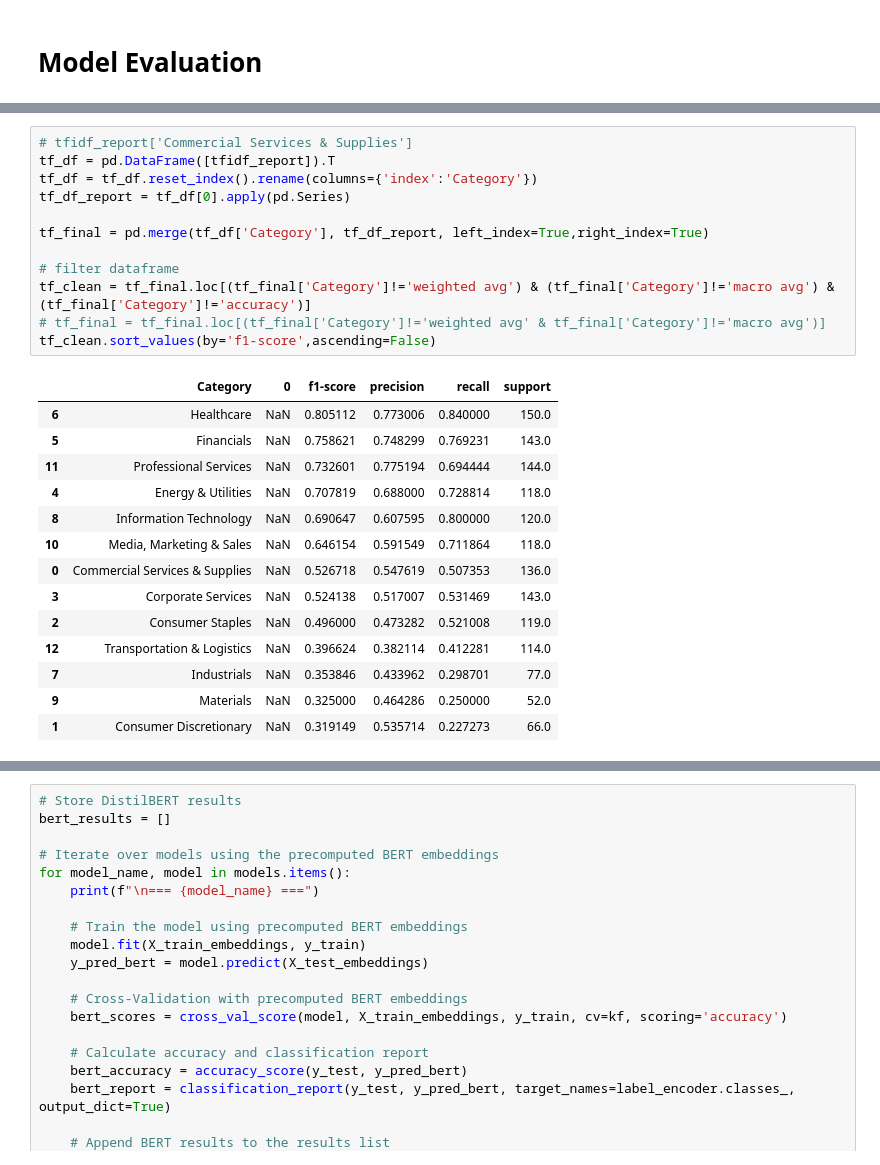
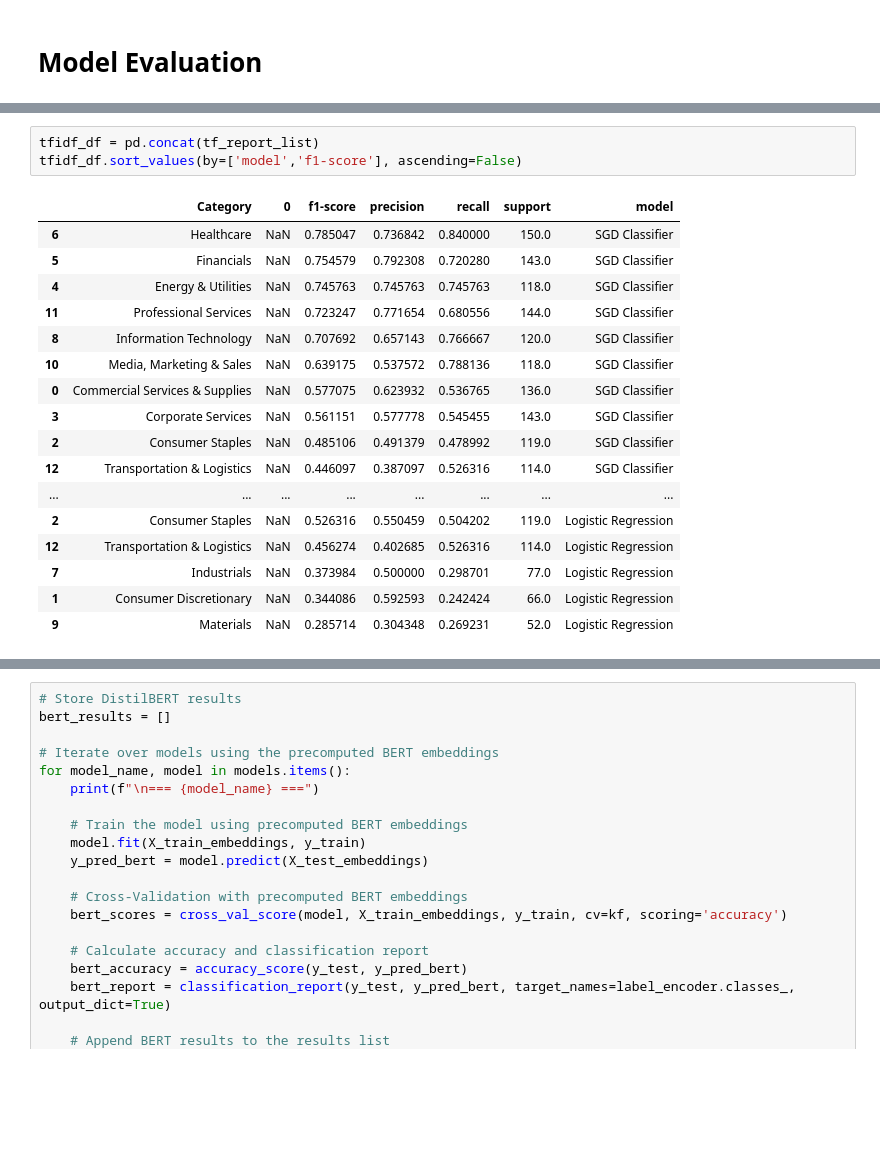
Before and after one commit to meganrashid/sqlite_to_analysis_app, a Jupyter notebook: model/model_dev.ipynb, the cells around one changed output, grey strips where cells are left out. Cells and saved outputs as stored; diff of their text form; blank space fills up the shorter version.

```diff
--- a/model/model_dev.ipynb
+++ b/model/model_dev.ipynb
@@ -315,27 +356,21 @@ results_df
-# %%
-# tfidf_report['Commercial Services & Supplies']
-tf_df = pd.DataFrame([tfidf_report]).T
-tf_df = tf_df.reset_index().rename(columns={'index':'Category'})
-tf_df_report = tf_df[0].apply(pd.Series)
-
-tf_final = pd.merge(tf_df['Category'], tf_df_report, left_index=True,right_index=True)
-
-# filter dataframe
-tf_clean = tf_final.loc[(tf_final['Category']!='weighted avg') & (tf_final['Category']!='macro avg') & (tf_final['Category']!='accuracy')]
-# tf_final = tf_final.loc[(tf_final['Category']!='weighted avg' & tf_final['Category']!='macro avg')]
-tf_clean.sort_values(by='f1-score',ascending=False)
-# %% [output]
-|  | Category | 0 | f1-score | precision | recall | support |
-| 6 | Healthcare | NaN | 0.805112 | 0.773006 | 0.840000 | 150.0 |
-| 5 | Financials | NaN | 0.758621 | 0.748299 | 0.769231 | 143.0 |
-| 11 | Professional Services | NaN | 0.732601 | 0.775194 | 0.694444 | 144.0 |
-| 4 | Energy & Utilities | NaN | 0.707819 | 0.688000 | 0.728814 | 118.0 |
-| 8 | Information Technology | NaN | 0.690647 | 0.607595 | 0.800000 | 120.0 |
-| 10 | Media, Marketing & Sales | NaN | 0.646154 | 0.591549 | 0.711864 | 118.0 |
-| 0 | Commercial Services & Supplies | NaN | 0.526718 | 0.547619 | 0.507353 | 136.0 |
-| 3 | Corporate Services | NaN | 0.524138 | 0.517007 | 0.531469 | 143.0 |
-| 2 | Consumer Staples | NaN | 0.496000 | 0.473282 | 0.521008 | 119.0 |
-| 12 | Transportation & Logistics | NaN | 0.396624 | 0.382114 | 0.412281 | 114.0 |
-| 7 | Industrials | NaN | 0.353846 | 0.433962 | 0.298701 | 77.0 |
-| 9 | Materials | NaN | 0.325000 | 0.464286 | 0.250000 | 52.0 |
-| 1 | Consumer Discretionary | NaN | 0.319149 | 0.535714 | 0.227273 | 66.0 |
+# %%
+tfidf_df = pd.concat(tf_report_list)
+tfidf_df.sort_values(by=['model','f1-score'], ascending=False)
+# %% [output]
+|  | Category | 0 | f1-score | precision | recall | support | model |
+| 6 | Healthcare | NaN | 0.785047 | 0.736842 | 0.840000 | 150.0 | SGD Classifier |
+| 5 | Financials | NaN | 0.754579 | 0.792308 | 0.720280 | 143.0 | SGD Classifier |
+| 4 | Energy & Utilities | NaN | 0.745763 | 0.745763 | 0.745763 | 118.0 | SGD Classifier |
+| 11 | Professional Services | NaN | 0.723247 | 0.771654 | 0.680556 | 144.0 | SGD Classifier |
+| 8 | Information Technology | NaN | 0.707692 | 0.657143 | 0.766667 | 120.0 | SGD Classifier |
+| 10 | Media, Marketing & Sales | NaN | 0.639175 | 0.537572 | 0.788136 | 118.0 | SGD Classifier |
+| 0 | Commercial Services & Supplies | NaN | 0.577075 | 0.623932 | 0.536765 | 136.0 | SGD Classifier |
+| 3 | Corporate Services | NaN | 0.561151 | 0.577778 | 0.545455 | 143.0 | SGD Classifier |
+| 2 | Consumer Staples | NaN | 0.485106 | 0.491379 | 0.478992 | 119.0 | SGD Classifier |
+| 12 | Transportation & Logistics | NaN | 0.446097 | 0.387097 | 0.526316 | 114.0 | SGD Classifier |
+| ... | ... | ... | ... | ... | ... | ... | ... |
+| 2 | Consumer Staples | NaN | 0.526316 | 0.550459 | 0.504202 | 119.0 | Logistic Regression |
+| 12 | Transportation & Logistics | NaN | 0.456274 | 0.402685 | 0.526316 | 114.0 | Logistic Regression |
+| 7 | Industrials | NaN | 0.373984 | 0.500000 | 0.298701 | 77.0 | Logistic Regression |
+| 1 | Consumer Discretionary | NaN | 0.344086 | 0.592593 | 0.242424 | 66.0 | Logistic Regression |
+| 9 | Materials | NaN | 0.285714 | 0.304348 | 0.269231 | 52.0 | Logistic Regression |
```
Also changed, not shown: parts of 4 cells of this notebook.
